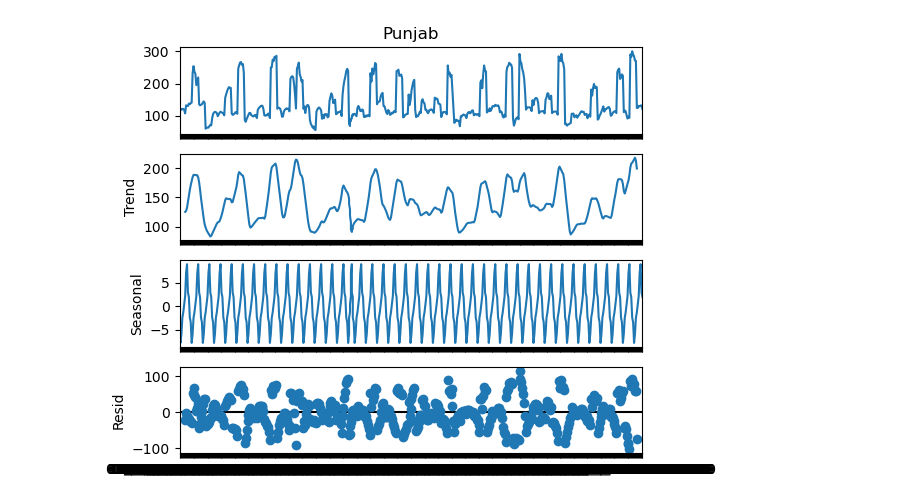
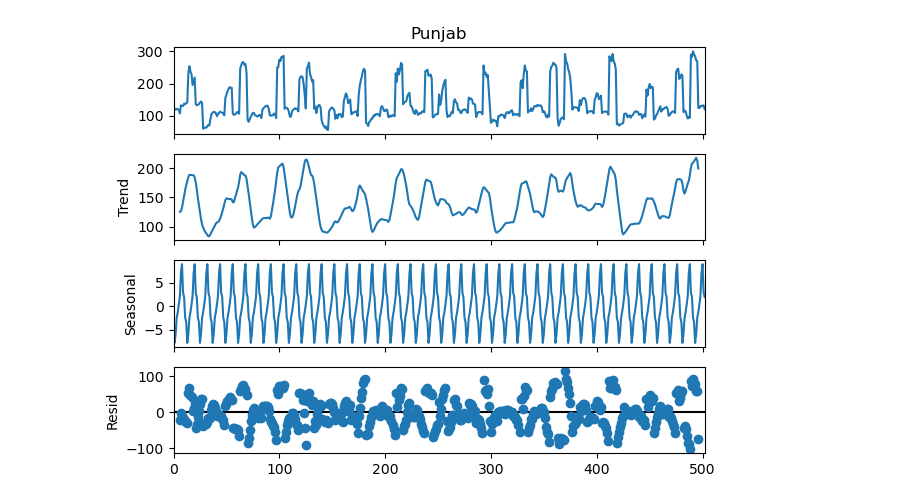
Before and after one commit to Elizetaa/Otimizacao-de-Gas-com-Neuro-Evolucao, a Jupyter notebook: main.ipynb, the cells around one changed output. Cells and saved outputs as stored; diff of their text form; code cells hidden in the pictures.

```diff
--- a/main.ipynb
+++ b/main.ipynb
@@ -46,0 +11,4 @@ df #futuramente criar outra tabela com a data e a soma de todos os estados
+# %%
+#Leitura do DataSet selecionado para estudo
+
+dataSet = pd.read_csv('./dataset_tk.csv', decimal='.')
@@ -46,0 +66,3 @@ df #futuramente criar outra tabela com a data e a soma de todos os estados
+# %%
+#Criando uma coluna com o consumo total de energia ao longo do tempo
+dataSet['consumoTotal'] = dataSet.iloc[:, 1:].sum(axis=1)
@@ -47,9 +78,5 @@ df #futuramente criar outra tabela com a data e a soma de todos os estados
 # %%
-
-resultado = seasonal_decompose(df['Punjab'], model='additive', period=12)
-
-resultado.plot()
-plt.show()
+serieTemporal = seasonal_decompose(dataSet['Punjab'], model='add', period=12).plot()
 # %% [output]
-[figure, old version]
+[figure, new version]
 # %%
```
Also changed, not shown: parts of 10 cells of this notebook.
